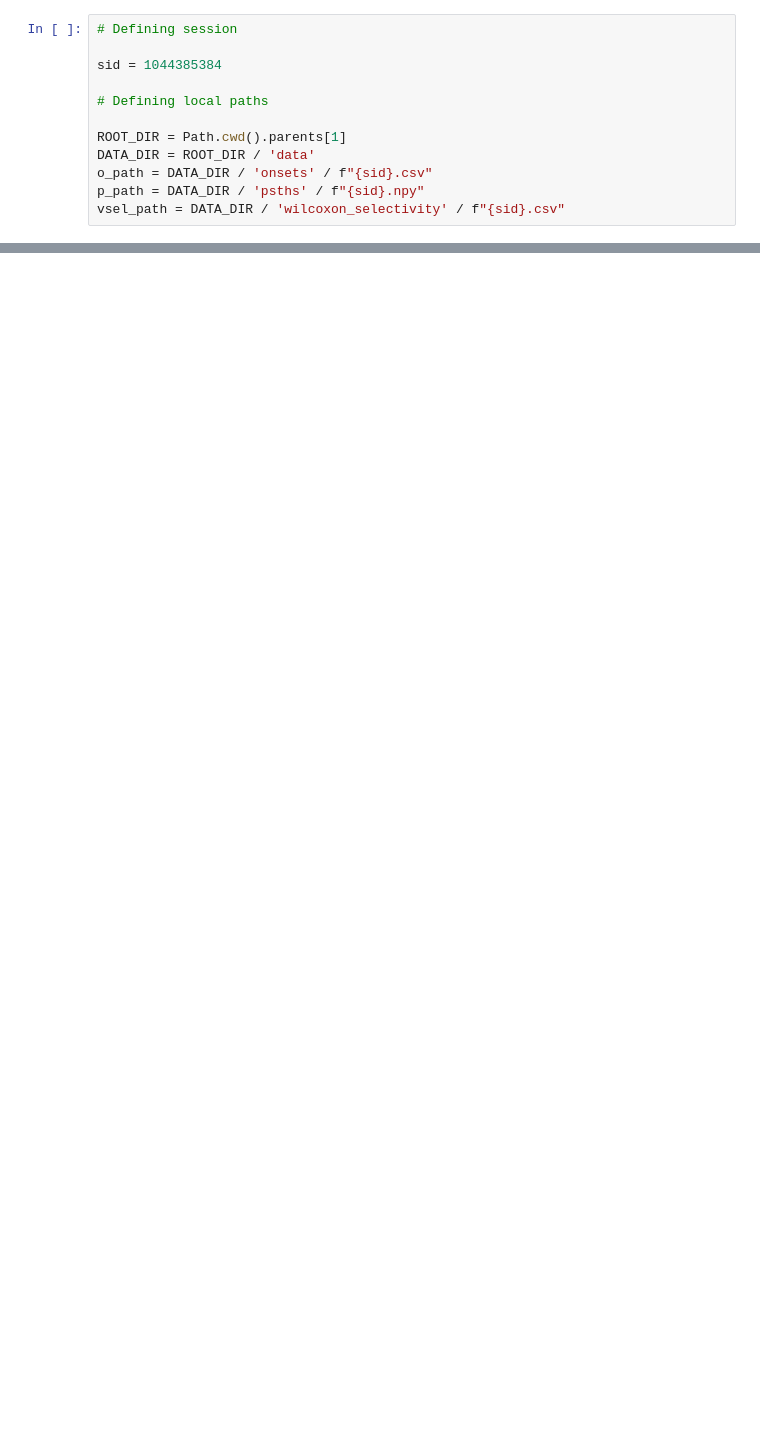
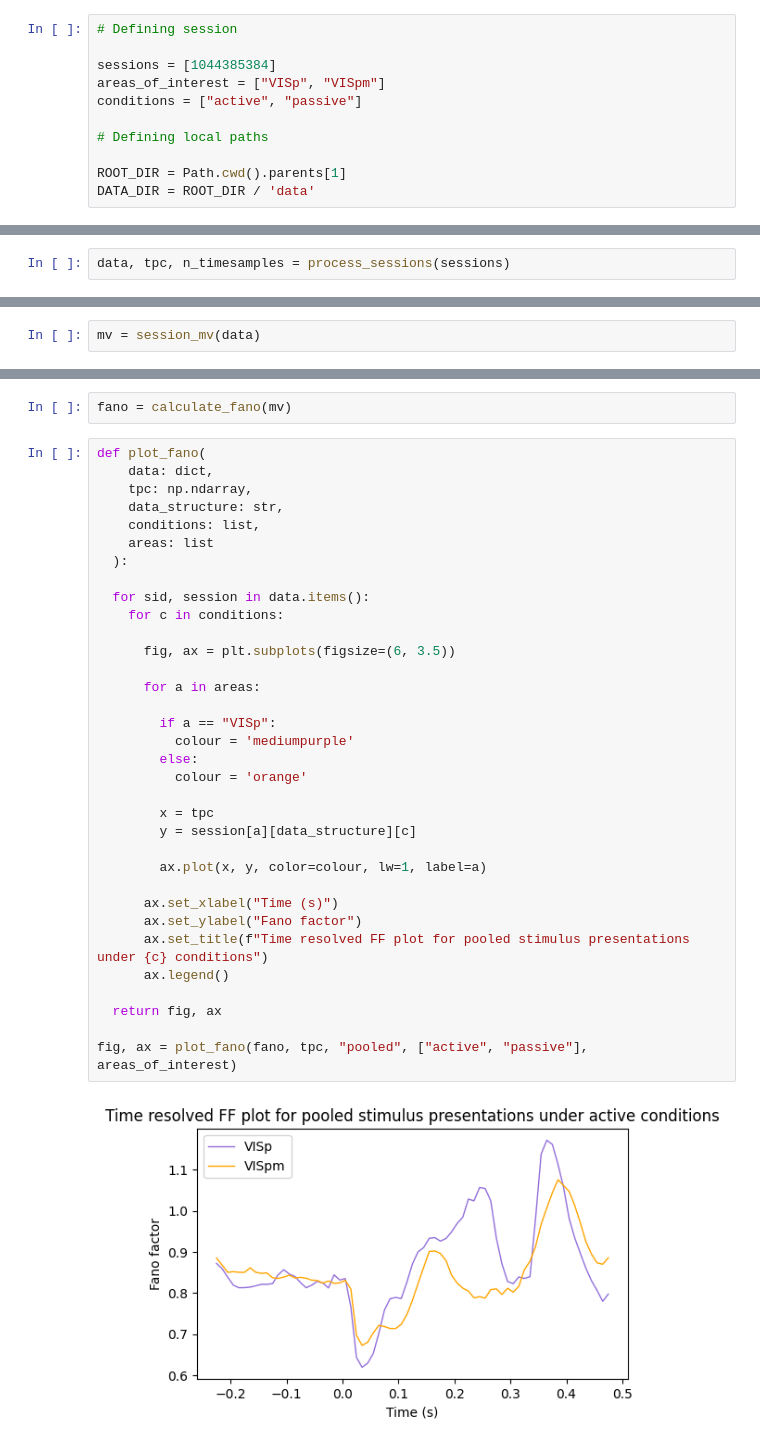
Before and after one commit to elliotpallister/VARIABILITY, a Jupyter notebook: notebooks/fano/main.ipynb, the cells around one changed output, grey strips where cells are left out. Cells and saved outputs as stored; diff of their text form; blank space fills up the shorter version.

```diff
--- a/notebooks/fano/main.ipynb
+++ b/notebooks/fano/main.ipynb
@@ -8,13 +12,12 @@ from scipy import stats
 # %%
 # Defining session
 
-sid = 1044385384
+sessions = [1044385384]
+areas_of_interest = ["VISp", "VISpm"]
+conditions = ["active", "passive"]
 
 # Defining local paths
 
 ROOT_DIR = Path.cwd().parents[1]
 DATA_DIR = ROOT_DIR / 'data'
-o_path = DATA_DIR / 'onsets' / f"{sid}.csv"
-p_path = DATA_DIR / 'psths' / f"{sid}.npy"
-vsel_path = DATA_DIR / 'wilcoxon_selectivity' / f"{sid}.csv"
 # %%
@@ -35,0 +59,2 @@ for image, grp in vsel.groupby("image"):
+# %%
+data, tpc, n_timesamples = process_sessions(sessions)
@@ -35,0 +120,2 @@ for image, grp in vsel.groupby("image"):
+# %%
+mv = session_mv(data)
@@ -35,0 +186,38 @@ for image, grp in vsel.groupby("image"):
+# %%
+fano = calculate_fano(mv)
+# %%
+def plot_fano(
+    data: dict,
+    tpc: np.ndarray,
+    data_structure: str,
+    conditions: list,
+    areas: list
+  ):
+
+  for sid, session in data.items():
+    for c in conditions:
+
+      fig, ax = plt.subplots(figsize=(6, 3.5))
+
+      for a in areas:
+
+        if a == "VISp":
+          colour = 'mediumpurple'
+        else:
+          colour = 'orange'
+
+        x = tpc
+        y = session[a][data_structure][c]
+
+        ax.plot(x, y, color=colour, lw=1, label=a)
+
+      ax.set_xlabel("Time (s)")
+      ax.set_ylabel("Fano factor")
+      ax.set_title(f"Time resolved FF plot for pooled stimulus presentations under {c} conditions")
+      ax.legend()
+
+  return fig, ax
+
+fig, ax = plot_fano(fano, tpc, "pooled", ["active", "passive"], areas_of_interest)
+# %% [output]
+[figure, added]
```
Also changed, not shown: parts of 7 cells of this notebook, 4 other files.
